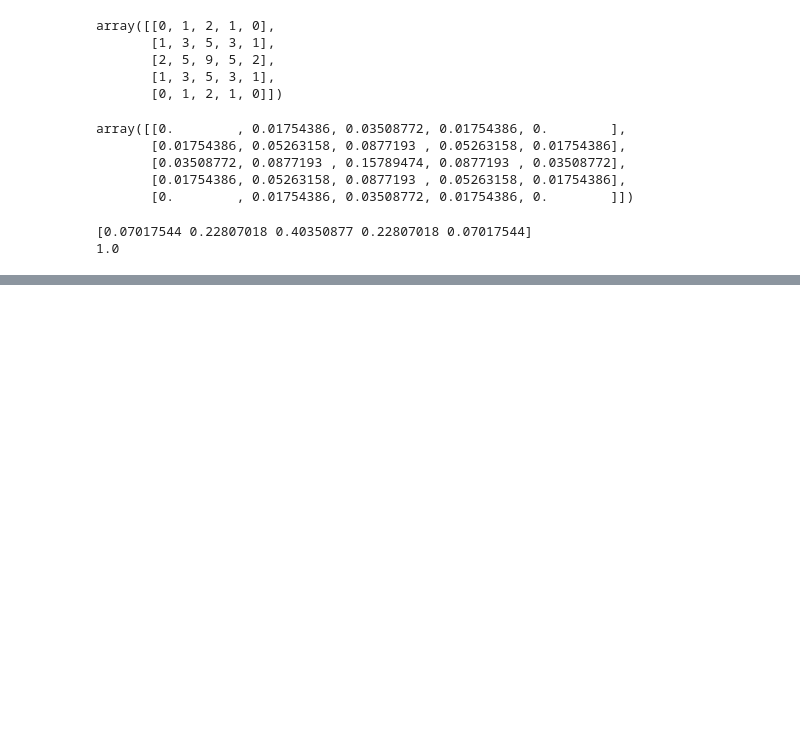
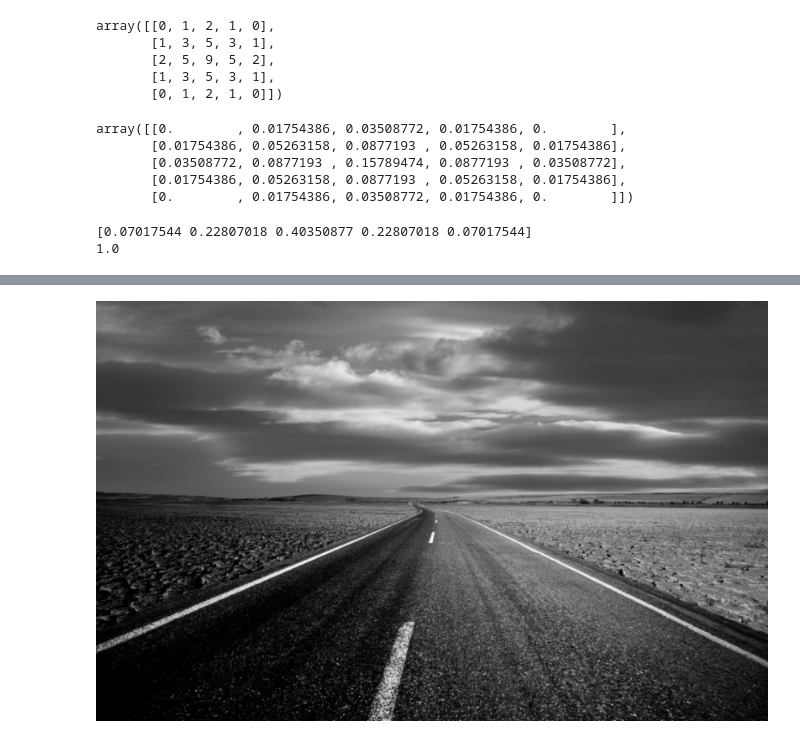
Before and after one commit to Project-Batch-11-ANITS/Road-Detection-Using-Computer-Vision, a Jupyter notebook: GaussianBlur.ipynb, the cells around one changed output, grey strips where cells are left out. Saved outputs shown, nothing was run; the diff lists cells and outputs as text; code cells hidden in the pictures; blank space fills up the shorter version.

```diff
--- a/GaussianBlur.ipynb
+++ b/GaussianBlur.ipynb
@@ -7,6 +7,7 @@ import cv2 as cv
 from google.colab.patches import cv2_imshow as imageShow
 # %%
 roadImage = cv.imread("/content/roadImage.jpg",cv.IMREAD_GRAYSCALE)
+roadImage_GaussianBlured = roadImage.copy()
 # %%
 imageShow(roadImage)
 # %% [output]
@@ -50,0 +60,4 @@ print(sum(sum(gauss)))
+# %%
+imageShow(roadImage_GaussianBlured)
+# %% [output]
+[figure, added]
```
Also changed, not shown: parts of 3 cells of this notebook.
